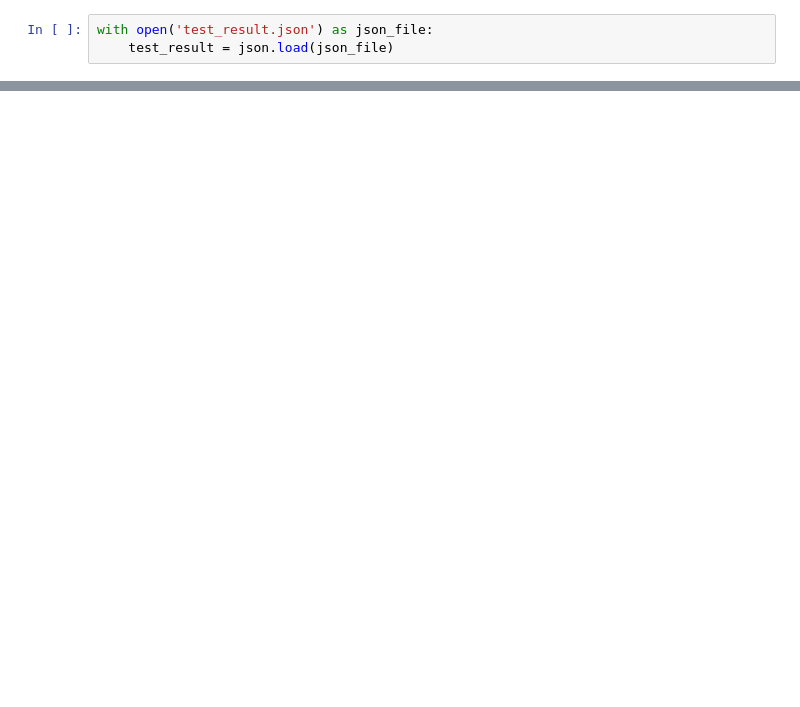
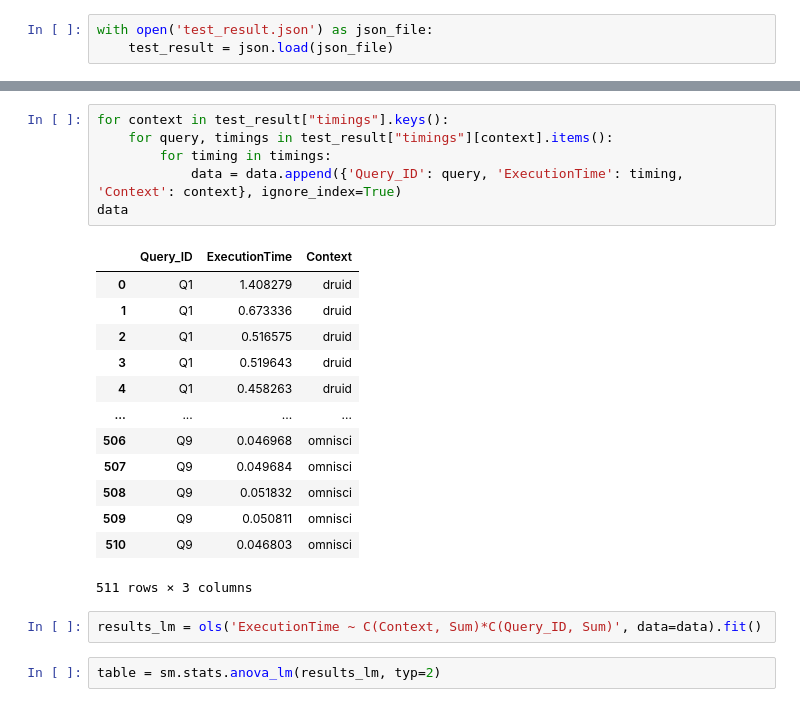
Before and after one commit to emanueledomingo/computer-science-thesis, a Jupyter notebook: notebooks/05_plot_results.ipynb, the cells around one changed output, grey strips where cells are left out. Drawn from its saved outputs; the diff is of its cells as text; blank space fills up the shorter version.

```diff
--- a/notebooks/05_plot_results.ipynb
+++ b/notebooks/05_plot_results.ipynb
@@ -32,0 +64,24 @@ plt.show()
+# %%
+for context in test_result["timings"].keys():
+    for query, timings in test_result["timings"][context].items():
+        for timing in timings:
+            data = data.append({'Query_ID': query, 'ExecutionTime': timing, 'Context': context}, ignore_index=True)
+data
+# %% [output]
+|  | Query_ID | ExecutionTime | Context |
+| 0 | Q1 | 1.408279 | druid |
+| 1 | Q1 | 0.673336 | druid |
+| 2 | Q1 | 0.516575 | druid |
+| 3 | Q1 | 0.519643 | druid |
+| 4 | Q1 | 0.458263 | druid |
+| ... | ... | ... | ... |
+| 506 | Q9 | 0.046968 | omnisci |
+| 507 | Q9 | 0.049684 | omnisci |
+| 508 | Q9 | 0.051832 | omnisci |
+| 509 | Q9 | 0.050811 | omnisci |
+| 510 | Q9 | 0.046803 | omnisci |
+511 rows × 3 columns
+# %%
+results_lm = ols('ExecutionTime ~ C(Context, Sum)*C(Query_ID, Sum)', data=data).fit()
+# %%
+table = sm.stats.anova_lm(results_lm, typ=2)
```
Also changed, not shown: parts of 5 cells of this notebook, 5 other files.
